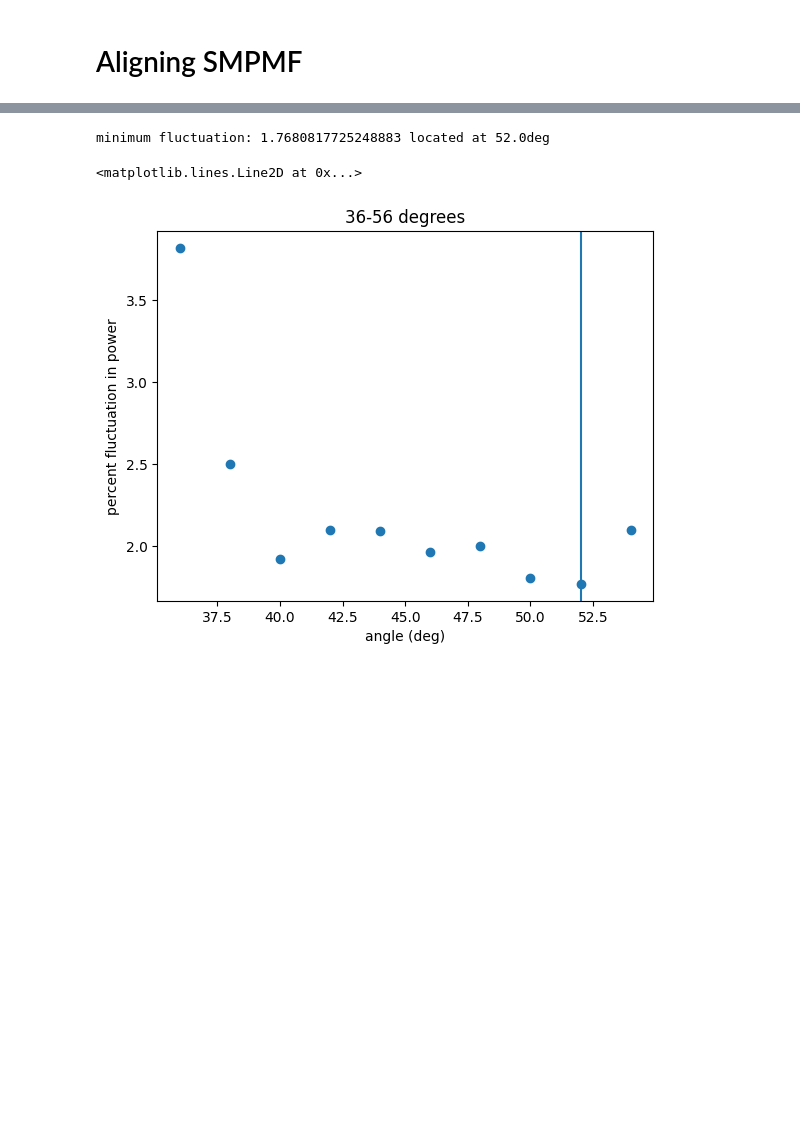
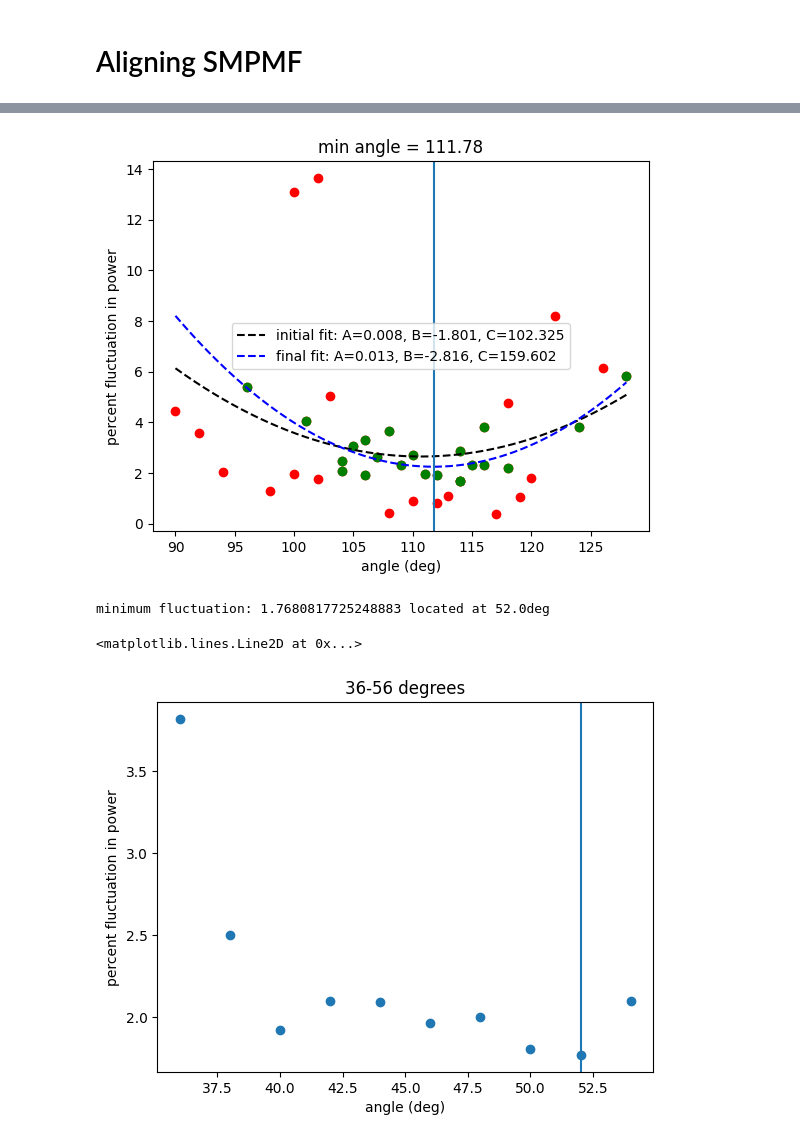
Before and after one commit to holly-faith/UCL2024, a Jupyter notebook: PolarisationVsDrift.ipynb, the cells around one changed output, grey strips where cells are left out. Cells and saved outputs as stored; diff of their text form; code cells hidden in the pictures; blank space fills up the shorter version.

```diff
--- a/PolarisationVsDrift.ipynb
+++ b/PolarisationVsDrift.ipynb
@@ -23,3 +51,61 @@ minimum fluctuation: 2.354661825984506 located at 136.0deg
+# %%
+import os
+import numpy as np
+import matplotlib.pyplot as plt
+from scipy.optimize import curve_fit
+from scipy.stats import zscore
+
+def parabola(x,A,B,C):
+    return A*x**2 + B*x + C
+
+path = r"C:\Users\marku\Desktop\Code\PMF alignment data\new fiber"
+
+angles_tot = np.array([])
+flucs_tot = np.array([])
+
+for f in os.listdir(path):
+    angles, fluctuations = np.load(os.path.join(path,f))
+    angles_tot = np.concatenate((angles_tot, angles))
+    flucs_tot = np.concatenate((flucs_tot, fluctuations))
+
+angles_cont = np.linspace(angles_tot[np.argmin(angles_tot)], angles_tot[np.argmax(angles_tot)], 500)
+
+plt.scatter(angles_tot,flucs_tot, color='red')
+plt.xlabel('angle (deg)')
+plt.ylabel('percent fluctuation in power')
+
+popt, _ = curve_fit(parabola, angles_tot, flucs_tot)
+initial_fit = parabola(angles_tot, *popt) # fit initially
+initial_fit_cont = parabola(angles_cont, *popt)
+residuals = flucs_tot - initial_fit # calculate deviation of data from fitted curve
+
+plt.plot(angles_cont, initial_fit_cont, color='black', linestyle='--',
+        label='initial fit: A=%5.3f, B=%5.3f, C=%5.3f' % tuple(popt))
+
+z_scores = zscore(residuals)
+filtered_indices = np.abs(z_scores) < 0.5 # if the z scores are above 2, filter them out - they are too far from the curve
+
+angles_filtered = angles_tot[filtered_indices]
+fluctuations_filtered = flucs_tot[filtered_indices]
+
+plt.scatter(angles_filtered, fluctuations_filtered, color='green')
+
+popt, _ = curve_fit(parabola, angles_filtered, fluctuations_filtered)
+final_fit = parabola(angles_cont, *popt) # fit initially
+
+plt.plot(angles_cont, final_fit, color='blue', linestyle='--',
+        label='final fit: A=%5.3f, B=%5.3f, C=%5.3f' % tuple(popt))
+
+a_min_f = np.argmin(final_fit)
+min_angle = angles_cont[a_min_f]
+
+plt.axvline(min_angle)
+
+plt.title('min angle = {:.2f}'.format(min_angle))
+plt.legend()
+plt.show()
+# %% [output]
+[figure, added]
 # %%
 angles, fluctuations = np.load(r"C:\Users\marku\Desktop\Code\PMF alignment data\inputpolarisation_36_56_2deg.npy")
 plt.scatter(angles,fluctuations)
```
Also changed, not shown: parts of 2 cells of this notebook, 13 other files.
